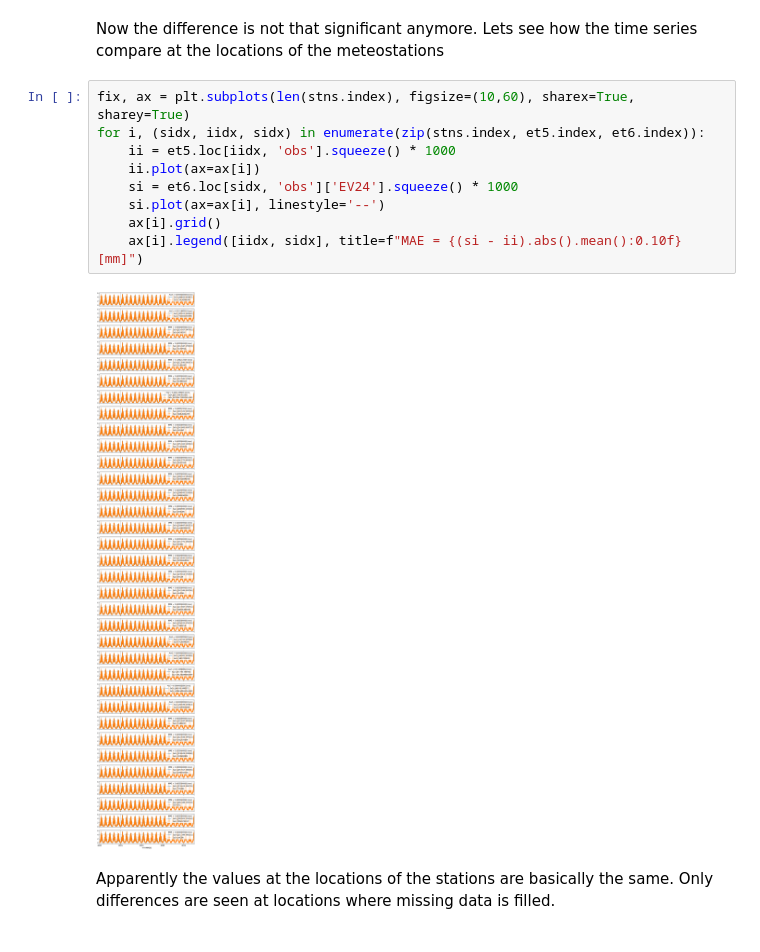
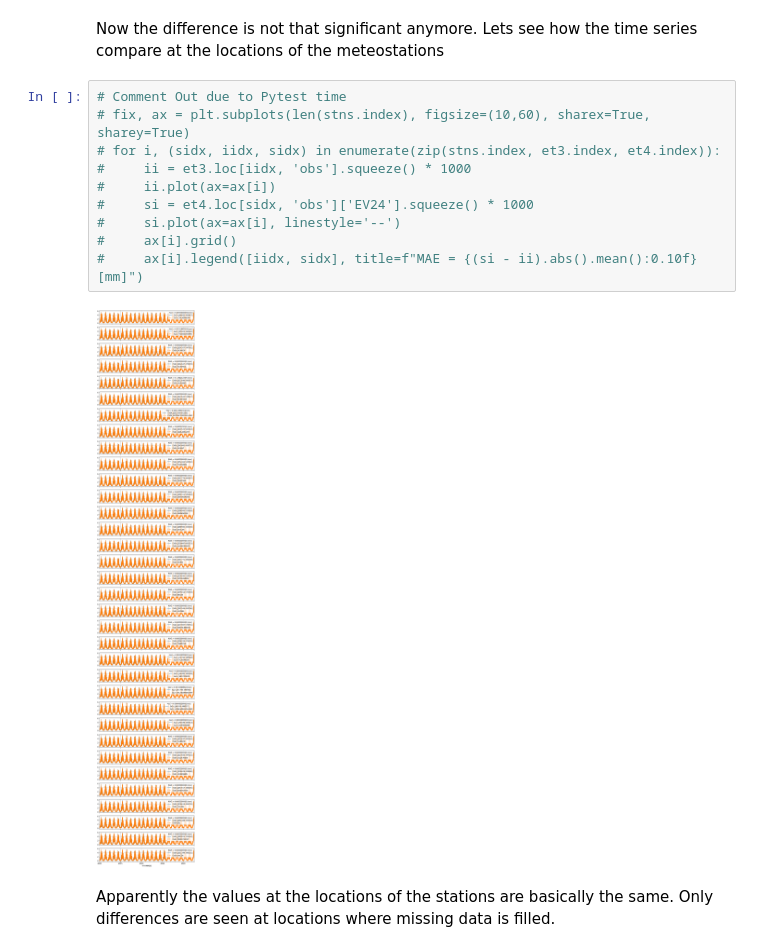
Before and after one commit to ArtesiaWater/hydropandas, a Jupyter notebook: examples/02_knmi_observations.ipynb, the cells around one changed output. Cells and saved outputs as stored; diff of their text form.

Commit message:
Update Notebook KNMI
Prevent crashes of Pytest by removing IPython magic commands.
Only add timer when necessary

```diff
--- a/examples/02_knmi_observations.ipynb
+++ b/examples/02_knmi_observations.ipynb
@@ -584,15 +534,16 @@ Wall time: 11.7 s
 # %% [markdown]
 Now the difference is not that significant anymore. Lets see how the time series compare at the locations of the meteostations
 # %%
-fix, ax = plt.subplots(len(stns.index), figsize=(10,60), sharex=True, sharey=True)
-for i, (sidx, iidx, sidx) in enumerate(zip(stns.index, et5.index, et6.index)):
-    ii = et5.loc[iidx, 'obs'].squeeze() * 1000
-    ii.plot(ax=ax[i])
-    si = et6.loc[sidx, 'obs']['EV24'].squeeze() * 1000
-    si.plot(ax=ax[i], linestyle='--')
-    ax[i].grid()
-    ax[i].legend([iidx, sidx], title=f"MAE = {(si - ii).abs().mean():0.10f} [mm]")
+# Comment Out due to Pytest time
+# fix, ax = plt.subplots(len(stns.index), figsize=(10,60), sharex=True, sharey=True)
+# for i, (sidx, iidx, sidx) in enumerate(zip(stns.index, et3.index, et4.index)):
+#     ii = et3.loc[iidx, 'obs'].squeeze() * 1000
+#     ii.plot(ax=ax[i])
+#     si = et4.loc[sidx, 'obs']['EV24'].squeeze() * 1000
+#     si.plot(ax=ax[i], linestyle='--')
+#     ax[i].grid()
+#     ax[i].legend([iidx, sidx], title=f"MAE = {(si - ii).abs().mean():0.10f} [mm]")
 # %% [output]
-[figure, old version]
+[figure, new version]
 # %% [markdown]
 Apparently the values at the locations of the stations are basically the same. Only differences are seen at locations where missing data is filled.
```
Also changed, not shown: parts of 19 cells of this notebook.
